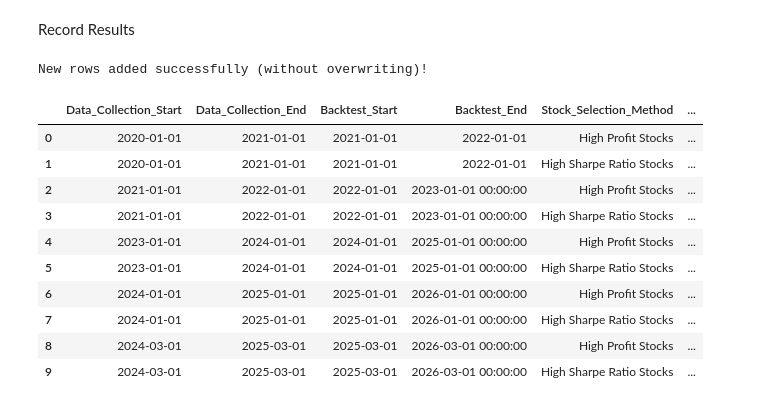
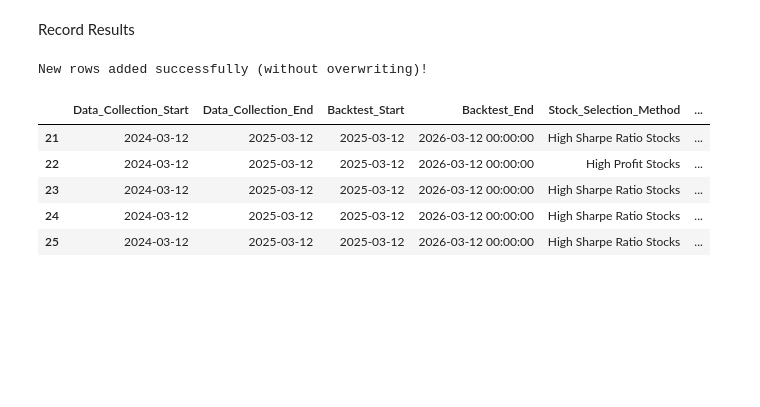
Before and after one commit to BlakeUribe/Portfolio_py, a Jupyter notebook: notebooks/backtesting.ipynb, the cells around one changed output. Cells and saved outputs as stored; diff of their text form; code cells hidden in the pictures; blank space fills up the shorter version.

```diff
--- a/notebooks/backtesting.ipynb
+++ b/notebooks/backtesting.ipynb
@@ -89,13 +69,13 @@ from utils.finance_utils import find_lending_or_borrowing_portfolio
 
 
 # Benchmark Metrics
-spy_return = optimizer_for_high_profit.spy_return.iloc[0]
-spy_std = optimizer_for_high_profit.spy_std.iloc[0]
-risk_free_rate = optimizer_for_high_profit.risk_free_rate.iloc[0] # Optimizer uses mean rate
+spy_return = optimizer_for_high_sharpe.spy_return.iloc[0]
+spy_std = optimizer_for_high_sharpe.spy_std.iloc[0]
+risk_free_rate = optimizer_for_high_sharpe.risk_free_rate.iloc[0] # Optimizer uses mean rate
 
 # Info for high profit stocks
-stock_weight_dict_profit = tangecy_portfolio_for_profit_stocks[0]
-tangecy_portfolio_metrics_dict_profit = tangecy_portfolio_for_profit_stocks[1]
+# stock_weight_dict_profit = tangecy_portfolio_for_profit_stocks[0]
+# tangecy_portfolio_metrics_dict_profit = tangecy_portfolio_for_profit_stocks[1]
 
 # Info for high profit stocks
 stock_weight_dict_sharpe = tangecy_portfolio_for_sharpe_stocks[0]
@@ -103,16 +83,16 @@ tangecy_portfolio_metrics_dict_sharpe = tangecy_portfolio_for_sharpe_stocks[1]
 
 
 # Find lending or borrowing for
-portfolio_allocation_high_profit = find_lending_or_borrowing_portfolio(
-    tangecy_portfolio_metrics_dict_profit['Corresponding Return'],
-    tangecy_portfolio_metrics_dict_profit['Corresponding Standard Deviation'],
-    risk_free_rate,
-    spy_std,
-    list(stock_weight_dict_profit.keys()),
-    list(stock_weight_dict_profit.values()),
-    add_margin=True,
-    risk_free_proxy=risk_rate_ticker
-    )
+# portfolio_allocation_high_profit = find_lending_or_borrowing_portfolio(
+#     tangecy_portfolio_metrics_dict_profit['Corresponding Return'],
+#     tangecy_portfolio_metrics_dict_profit['Corresponding Standard Deviation'],
+#     risk_free_rate,
+#     spy_std,
+#     list(stock_weight_dict_profit.keys()),
+#     list(stock_weight_dict_profit.values()),
+#     add_margin=True,
+#     risk_free_proxy=risk_rate_ticker
+#     )
 
 portfolio_allocation_high_sharpe = find_lending_or_borrowing_portfolio(
     tangecy_portfolio_metrics_dict_sharpe['Corresponding Return'],
@@ -124,3 +104,4 @@ portfolio_allocation_high_sharpe = find_lending_or_borrowing_portfolio(
     add_margin=True,
     risk_free_proxy=risk_rate_ticker
     )
+portfolio_allocation_high_sharpe
@@ -228,16 +208,11 @@ print("New rows added successfully (without overwriting)!")
 # %% [output]
 New rows added successfully (without overwriting)!
 # %%
-backtest_df
+backtest_df.tail()
 # %% [output]
 |  | Data_Collection_Start | Data_Collection_End | Backtest_Start | Backtest_End | Stock_Selection_Method | ... |
-| 0 | 2020-01-01 | 2021-01-01 | 2021-01-01 | 2022-01-01 | High Profit Stocks | ... |
-| 1 | 2020-01-01 | 2021-01-01 | 2021-01-01 | 2022-01-01 | High Sharpe Ratio Stocks | ... |
-| 2 | 2021-01-01 | 2022-01-01 | 2022-01-01 | 2023-01-01 00:00:00 | High Profit Stocks | ... |
-| 3 | 2021-01-01 | 2022-01-01 | 2022-01-01 | 2023-01-01 00:00:00 | High Sharpe Ratio Stocks | ... |
-| 4 | 2023-01-01 | 2024-01-01 | 2024-01-01 | 2025-01-01 00:00:00 | High Profit Stocks | ... |
-| 5 | 2023-01-01 | 2024-01-01 | 2024-01-01 | 2025-01-01 00:00:00 | High Sharpe Ratio Stocks | ... |
-| 6 | 2024-01-01 | 2025-01-01 | 2025-01-01 | 2026-01-01 00:00:00 | High Profit Stocks | ... |
-| 7 | 2024-01-01 | 2025-01-01 | 2025-01-01 | 2026-01-01 00:00:00 | High Sharpe Ratio Stocks | ... |
-| 8 | 2024-03-01 | 2025-03-01 | 2025-03-01 | 2026-03-01 00:00:00 | High Profit Stocks | ... |
-| 9 | 2024-03-01 | 2025-03-01 | 2025-03-01 | 2026-03-01 00:00:00 | High Sharpe Ratio Stocks | ... |
+| 21 | 2024-03-12 | 2025-03-12 | 2025-03-12 | 2026-03-12 00:00:00 | High Sharpe Ratio Stocks | ... |
+| 22 | 2024-03-12 | 2025-03-12 | 2025-03-12 | 2026-03-12 00:00:00 | High Profit Stocks | ... |
+| 23 | 2024-03-12 | 2025-03-12 | 2025-03-12 | 2026-03-12 00:00:00 | High Sharpe Ratio Stocks | ... |
+| 24 | 2024-03-12 | 2025-03-12 | 2025-03-12 | 2026-03-12 00:00:00 | High Sharpe Ratio Stocks | ... |
+| 25 | 2024-03-12 | 2025-03-12 | 2025-03-12 | 2026-03-12 00:00:00 | High Sharpe Ratio Stocks | ... |
```
Also changed, not shown: parts of 10 cells of this notebook, 9 other files.
